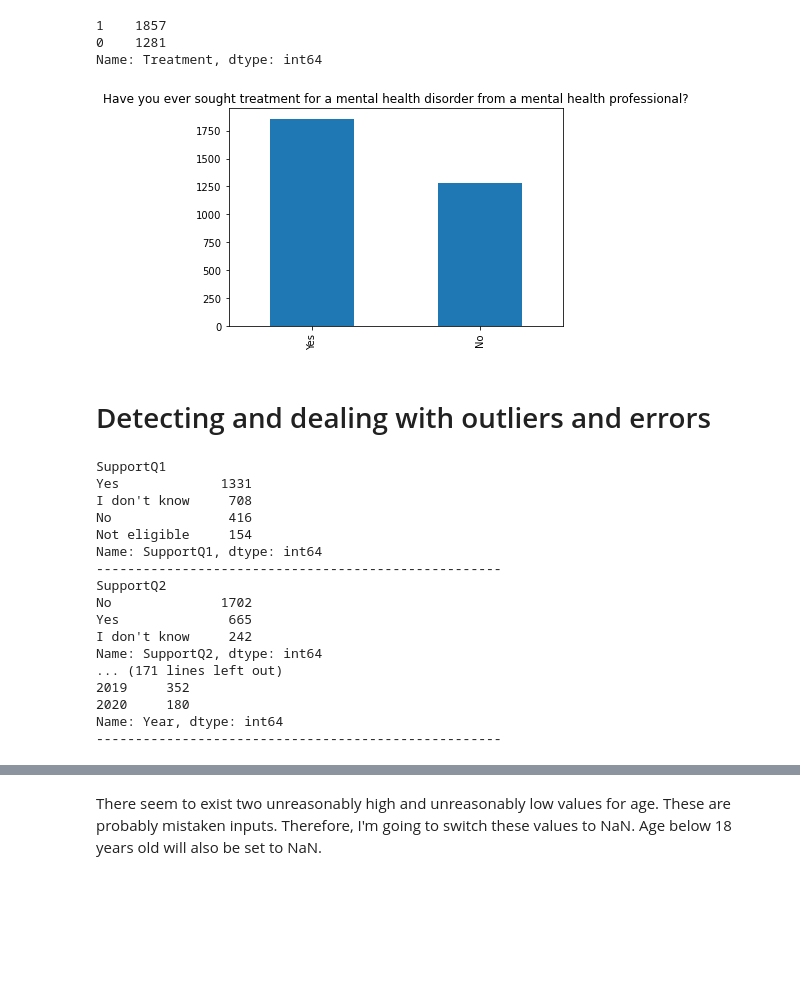
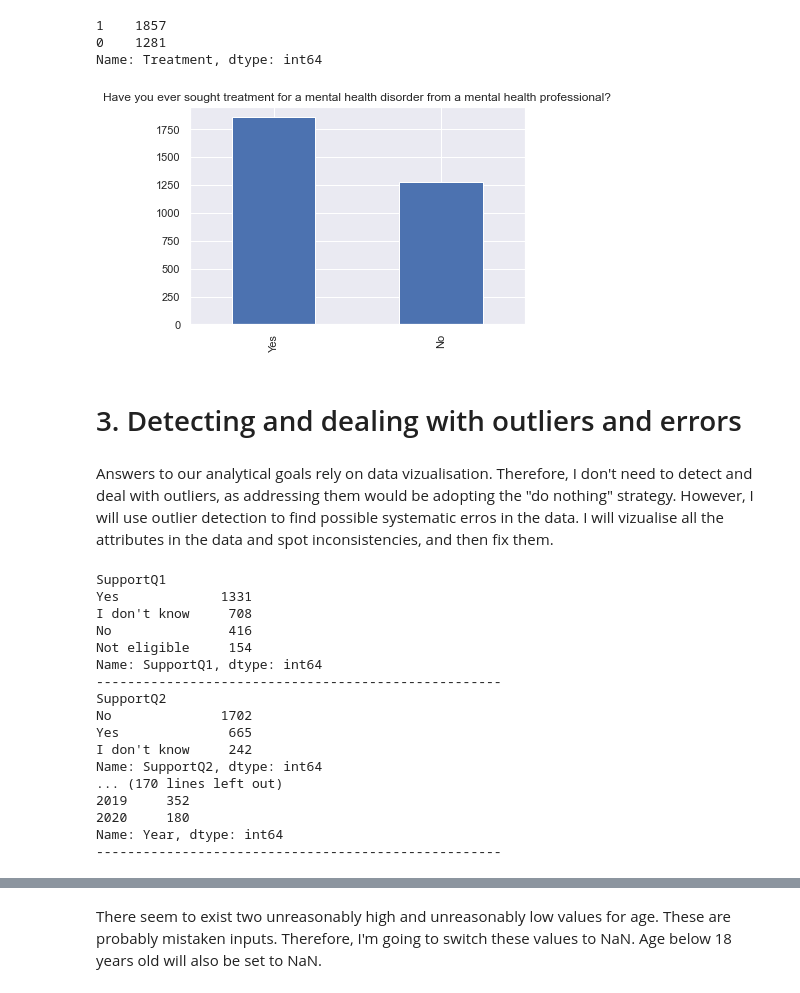
Before and after one commit to Mlograda/Mental-Health-in-Tech, a Jupyter notebook: Mental Health Survey Analysis.ipynb, the cells around one changed output, grey strips where cells are left out. Cells and saved outputs as stored; diff of their text form; code cells hidden in the pictures; blank space fills up the shorter version.

```diff
--- a/Mental Health Survey Analysis.ipynb
+++ b/Mental Health Survey Analysis.ipynb
@@ -368,7 +372,7 @@ rep_dic = {
        'Female assigned at birth ':'Other', 'F': 'Female', 'Woman':'Female', 'man':'Male', 'fm':'Female',
     'f':'Female',
        'Cis female ': 'Female', 'Transitioned, M2F': 'Other', 'Genderfluid (born female)':'Other',
-       'Other/Transfeminine': 'Other', 'Female or Multi-Gender Femme':'Femae', 'Female ':'Female',
+       'Other/Transfeminine': 'Other', 'Female or Multi-Gender Femme':'Female', 'Female ':'Female',
        'woman':'Female', 'female/woman':'Female', 'Cis male':'Male', 'Male.':'Male', 'Androgynous':'Other',
        'male 9:1 female, roughly':'Other', 'Male (cis)':'Male', 'Other':'Other',
        'nb masculine':'Other', 'Cisgender Female':'Female', 'Man':'Male', 'Sex is male':'Male',
@@ -606,13 +609,15 @@ replace_dic = {0:'No',
 # %%
 integrate_df.Treatment = integrate_df.Treatment.replace(replace_dic)
 # %%
-integrate_df.Treatment.value_counts().plot(kind='bar')
+integrate_df.Treatment.value_counts().plot.bar()
 plt.title(Column_dict['Treatment'])
 plt.show()
 # %% [output]
-[figure, old version]
+[figure, new version]
 # %% [markdown]
-# Detecting and dealing with outliers and errors
+# 3. Detecting and dealing with outliers and errors
+# %% [markdown]
+Answers to our analytical goals rely on data vizualisation. Therefore, I don't need to detect and deal with outliers, as addressing them would be adopting the "do nothing" strategy. However, I will use outlier detection to find possible systematic erros in the data. I will vizualise all the attributes in the data and spot inconsistencies, and then fix them.
 # %%
 for col in integrate_df.columns:
     print(col)
@@ -631,7 +636,7 @@ No              1702
 Yes              665
 I don't know     242
 Name: SupportQ2, dtype: int64
-... (171 lines left out)
+... (170 lines left out)
 2019     352
 2020     180
 Name: Year, dtype: int64
```
Also changed, not shown: parts of 99 cells of this notebook, 1 other file.
